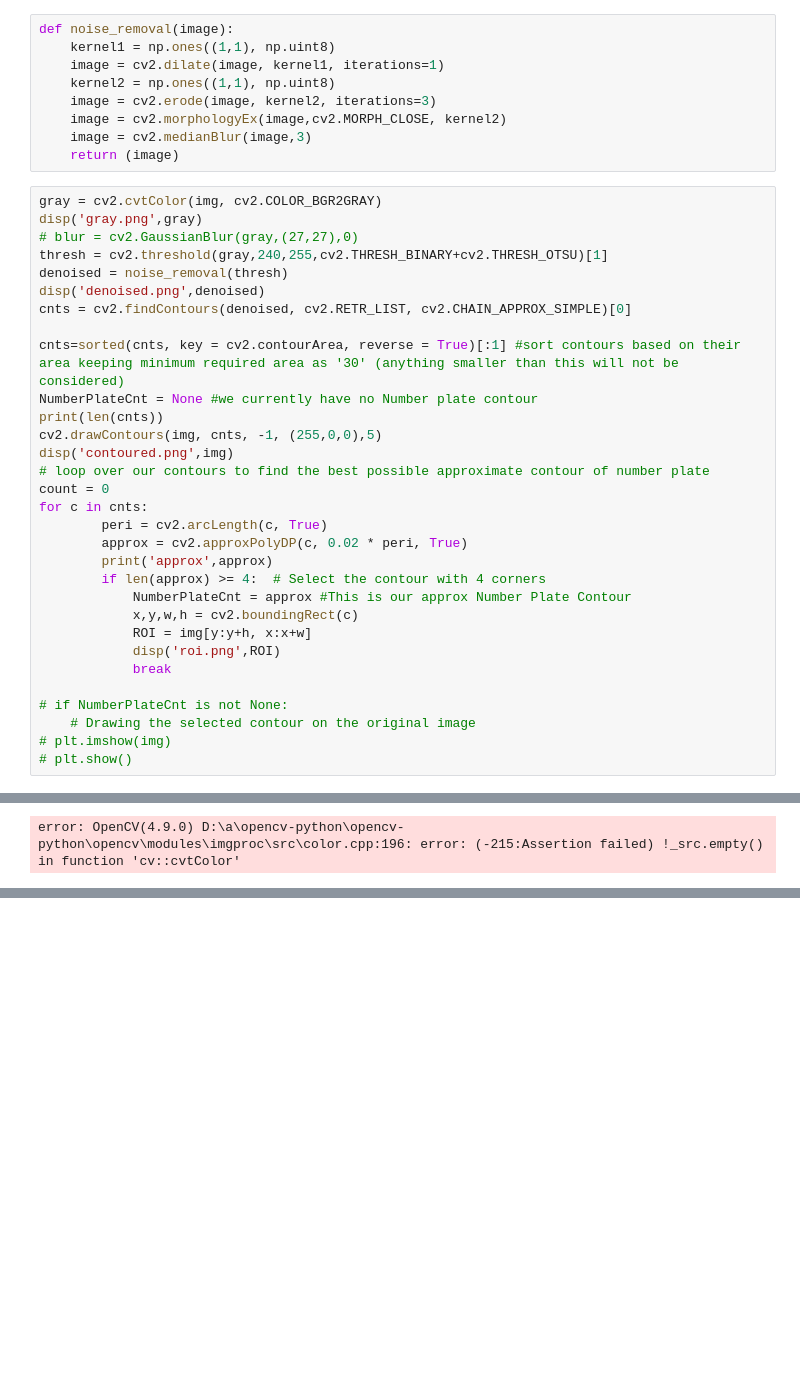
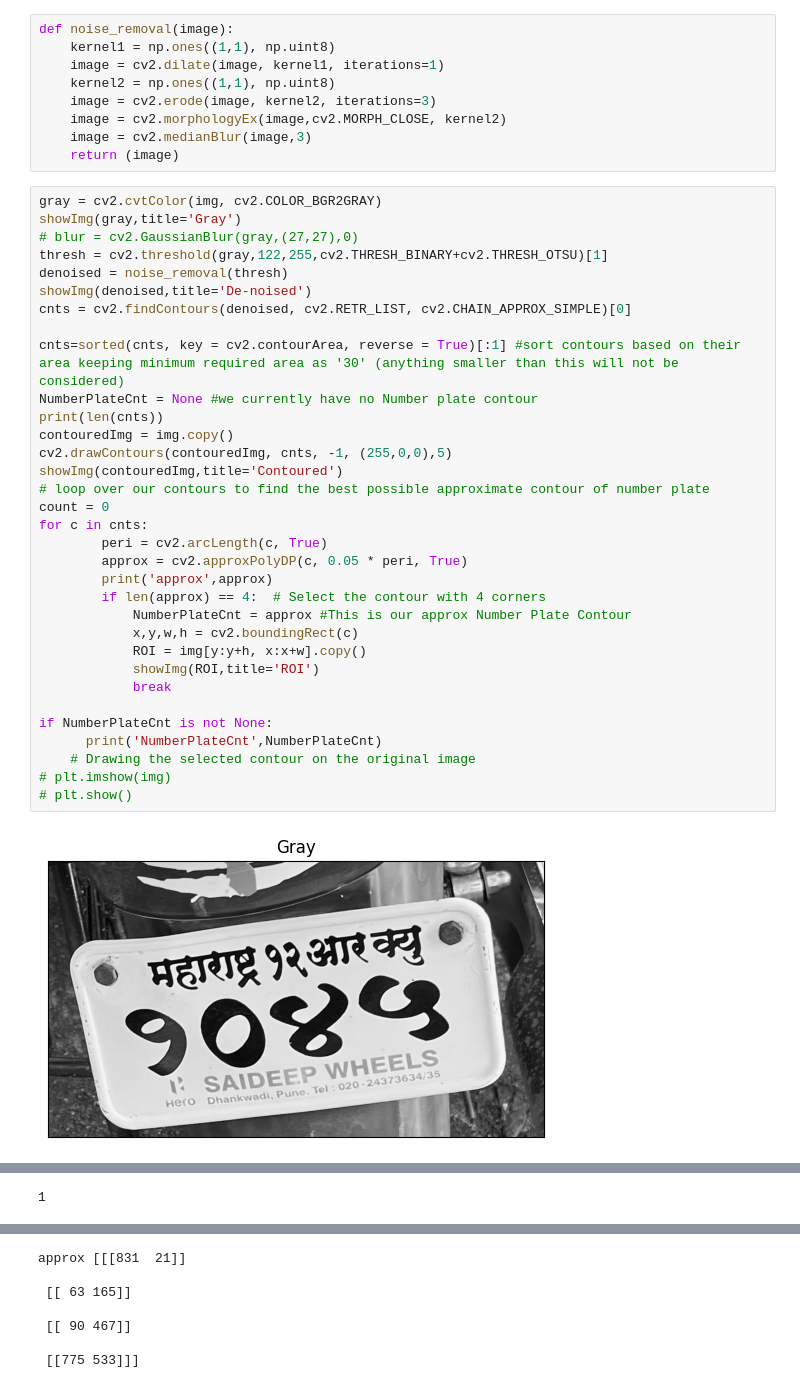
Before and after one commit to huhreenee/preprocessing_test, a Jupyter notebook: skewCorrection/deskeww.ipynb, the cells around one changed output, grey strips where cells are left out. Drawn from its saved outputs; the diff is of its cells as text; blank space fills up the shorter version.

```diff
--- a/skewCorrection/deskeww.ipynb
+++ b/skewCorrection/deskeww.ipynb
@@ -196,33 +195,36 @@ def noise_removal(image):
     return (image)
 # %%
 gray = cv2.cvtColor(img, cv2.COLOR_BGR2GRAY)
-disp('gray.png',gray)
+showImg(gray,title='Gray')
 # blur = cv2.GaussianBlur(gray,(27,27),0)
-thresh = cv2.threshold(gray,240,255,cv2.THRESH_BINARY+cv2.THRESH_OTSU)[1]
+thresh = cv2.threshold(gray,122,255,cv2.THRESH_BINARY+cv2.THRESH_OTSU)[1]
 denoised = noise_removal(thresh)
-disp('denoised.png',denoised)
+showImg(denoised,title='De-noised')
 cnts = cv2.findContours(denoised, cv2.RETR_LIST, cv2.CHAIN_APPROX_SIMPLE)[0]
 
 cnts=sorted(cnts, key = cv2.contourArea, reverse = True)[:1] #sort contours based on their area keeping minimum required area as '30' (anything smaller than this will not be considered)
 NumberPlateCnt = None #we currently have no Number plate contour
 print(len(cnts))
-cv2.drawContours(img, cnts, -1, (255,0,0),5)
-disp('contoured.png',img)
+contouredImg = img.copy()
+cv2.drawContours(contouredImg, cnts, -1, (255,0,0),5)
+showImg(contouredImg,title='Contoured')
 # loop over our contours to find the best possible approximate contour of number plate
 count = 0
 for c in cnts:
         peri = cv2.arcLength(c, True)
-        approx = cv2.approxPolyDP(c, 0.02 * peri, True)
+        approx = cv2.approxPolyDP(c, 0.05 * peri, True)
         print('approx',approx)
-        if len(approx) >= 4:  # Select the contour with 4 corners
+        if len(approx) == 4:  # Select the contour with 4 corners
             NumberPlateCnt = approx #This is our approx Number Plate Contour
             x,y,w,h = cv2.boundingRect(c)
-            ROI = img[y:y+h, x:x+w]
-            disp('roi.png',ROI)
+            ROI = img[y:y+h, x:x+w].copy()
+            showImg(ROI,title='ROI')
             break
 
-# if NumberPlateCnt is not None:
+if NumberPlateCnt is not None:
+      print('NumberPlateCnt',NumberPlateCnt)
     # Drawing the selected contour on the original image
 # plt.imshow(img)
 # plt.show()
 # %% [output]
+[figure, added]
@@ -229 +232 @@ for c in cnts:
-error: OpenCV(4.9.0) D:\a\opencv-python\opencv-python\opencv\modules\imgproc\src\color.cpp:196: error: (-215:Assertion failed) !_src.empty() in function 'cv::cvtColor'
+1
@@ -229,0 +234,7 @@ error: OpenCV(4.9.0) D:\a\opencv-python\opencv-python\opencv\modules\imgproc\src
+approx [[[831  21]]
+
+ [[ 63 165]]
+
+ [[ 90 467]]
+
+ [[775 533]]]
```
Also changed, not shown: parts of 15 cells of this notebook.
